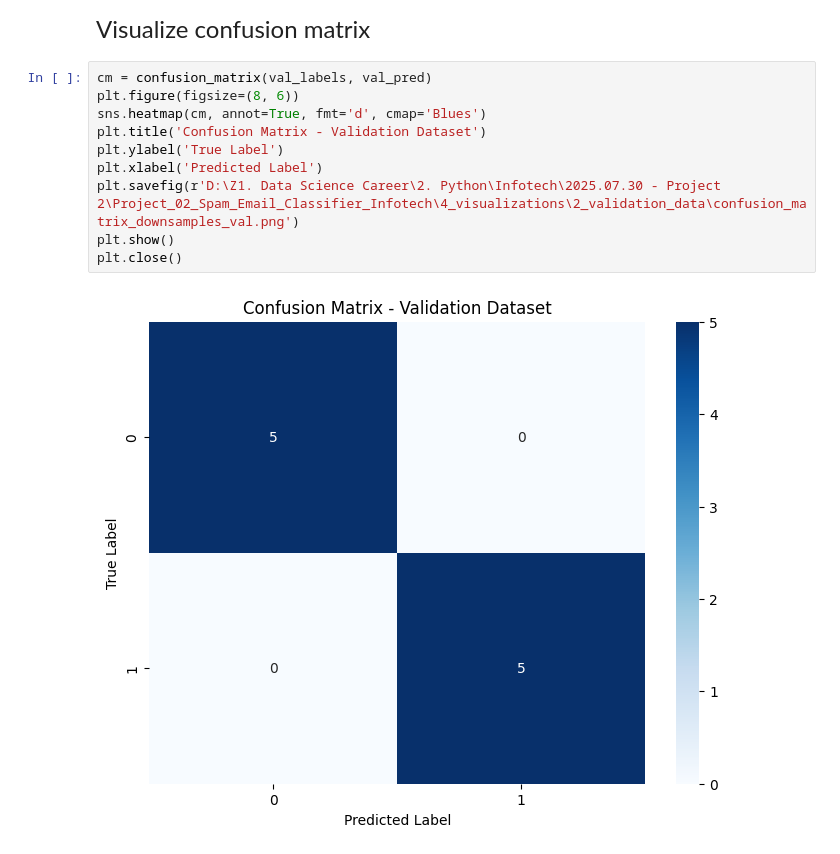
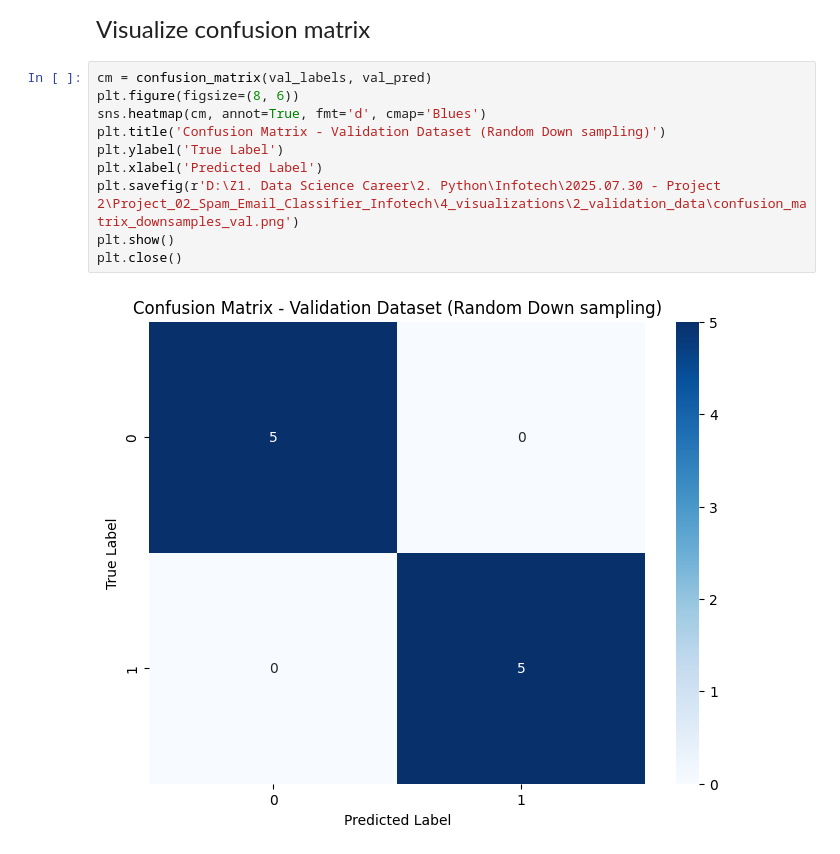
Before and after one commit to ThilinaPerera-DataAnalytics/Project_02_Spam_Email_Classifier_Infotech, a Jupyter notebook: 2_notebooks/project_02_spam_email-classifier_F_downsampled.ipynb, the cells around one changed output. Saved outputs shown, nothing was run; the diff lists cells and outputs as text.

Commit message:
Updating notebooks, readme and visuals

```diff
--- a/2_notebooks/project_02_spam_email-classifier_F_downsampled.ipynb
+++ b/2_notebooks/project_02_spam_email-classifier_F_downsampled.ipynb
@@ -370,12 +383,12 @@ F1-Score: 1.0
 # %%
 cm = confusion_matrix(val_labels, val_pred)
 plt.figure(figsize=(8, 6))
 sns.heatmap(cm, annot=True, fmt='d', cmap='Blues')
-plt.title('Confusion Matrix - Validation Dataset')
+plt.title('Confusion Matrix - Validation Dataset (Random Down sampling)')
 plt.ylabel('True Label')
 plt.xlabel('Predicted Label')
 plt.savefig(r'D:\Z1. Data Science Career\2. Python\Infotech\2025.07.30 - Project 2\Project_02_Spam_Email_Classifier_Infotech\4_visualizations\2_validation_data\confusion_matrix_downsamples_val.png')
 plt.show()
 plt.close()
 # %% [output]
-[figure, old version]
+[figure, new version]
```
Also changed, not shown: parts of 9 cells of this notebook, 8 other files.
